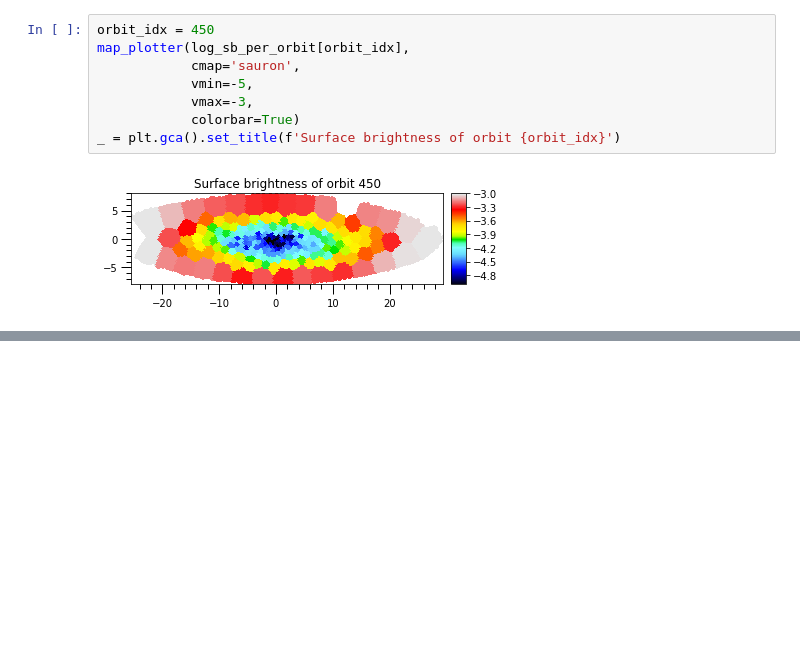
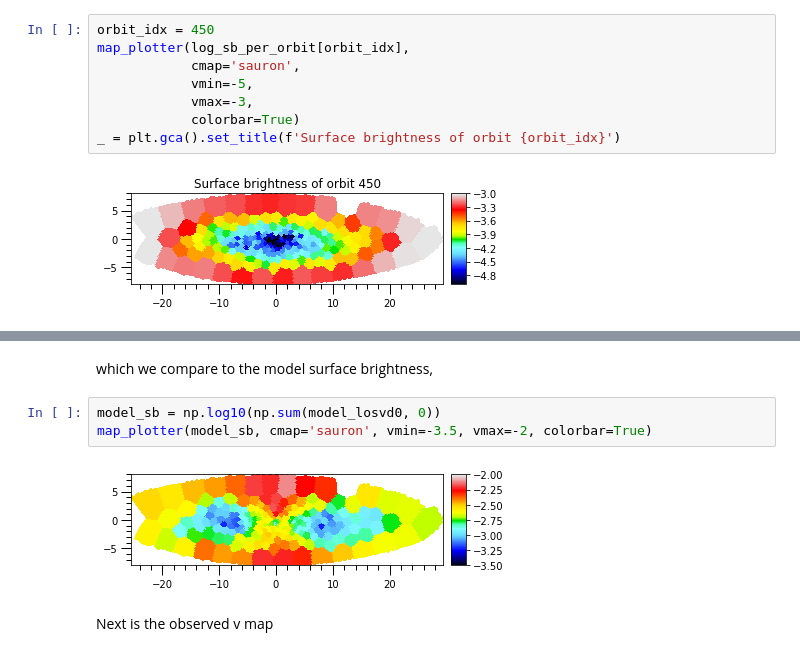
Before and after one commit to dynamics-of-stellar-systems/dynamite, a Jupyter notebook: dev_tests/bayes_losvd/DYNMAITE_and_BAYES_LOSVD.ipynb, the cells around one changed output, grey strips where cells are left out. Saved outputs shown, nothing was run; the diff lists cells and outputs as text; blank space fills up the shorter version.

```diff
--- a/dev_tests/bayes_losvd/DYNMAITE_and_BAYES_LOSVD.ipynb
+++ b/dev_tests/bayes_losvd/DYNMAITE_and_BAYES_LOSVD.ipynb
@@ -462,0 +510,9 @@ plt.gca().legend()
+# %% [markdown]
+which we compare to the model surface brightness,
+# %%
+model_sb = np.log10(np.sum(model_losvd0, 0))
+map_plotter(model_sb, cmap='sauron', vmin=-3.5, vmax=-2, colorbar=True)
+# %% [output]
+[figure, added]
+# %% [markdown]
+Next is the observed v map
```
Also changed, not shown: parts of 68 cells of this notebook, 2 other files.
